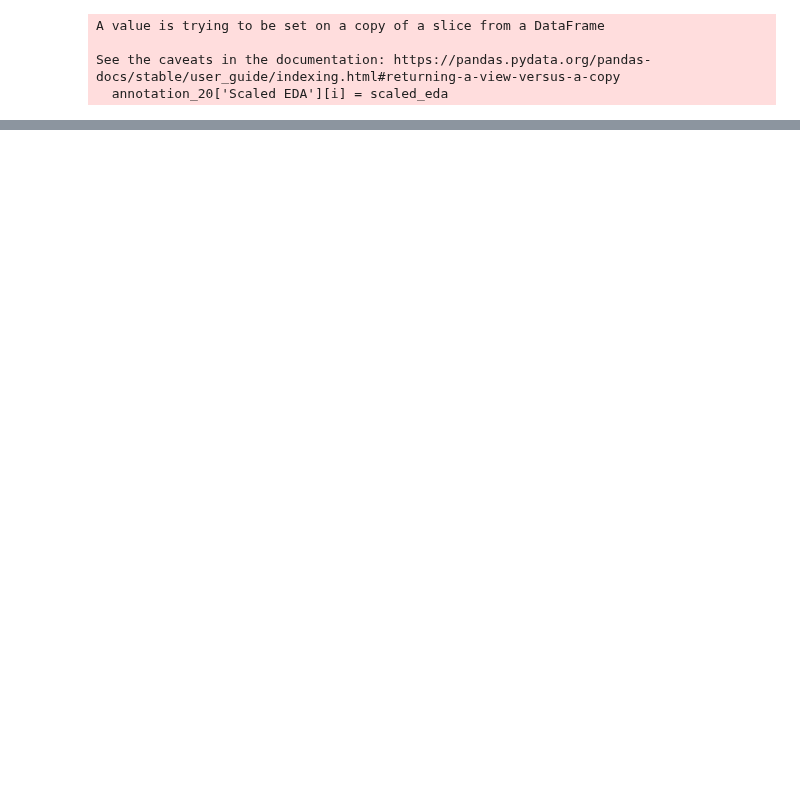
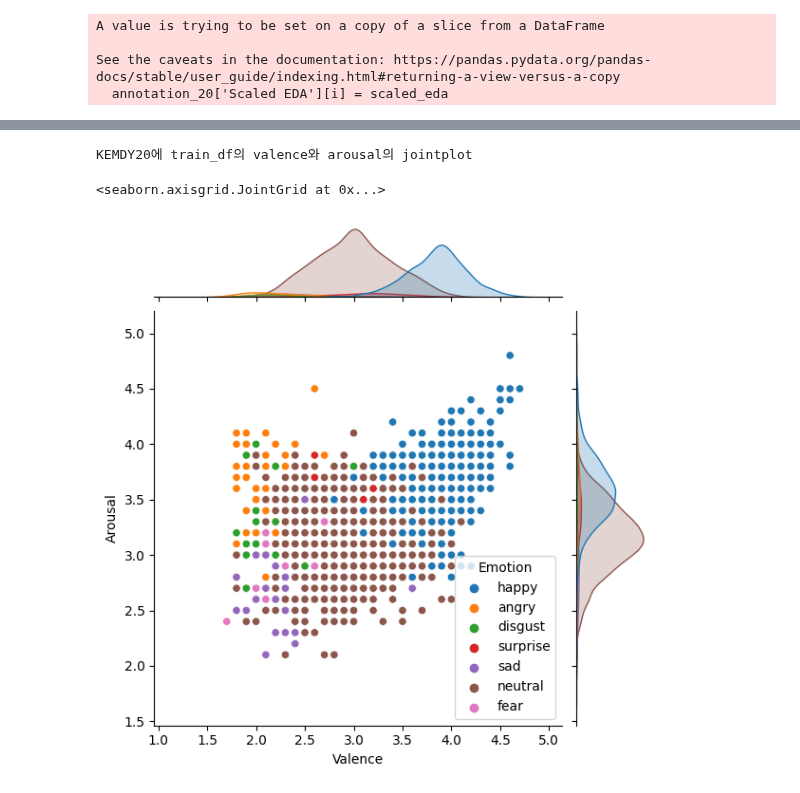
Before and after one commit to ARP-Lab/multi_modal, a Jupyter notebook: experimental/k_ts_preprocessing.ipynb, the cells around one changed output, grey strips where cells are left out. Saved outputs shown, nothing was run; the diff lists cells and outputs as text; code cells hidden in the pictures; blank space fills up the shorter version.

```diff
--- a/experimental/k_ts_preprocessing.ipynb
+++ b/experimental/k_ts_preprocessing.ipynb
@@ -626,0 +539,7 @@ sns.jointplot(x = 'Valence', y='Arousal', data = annotation_20.iloc[single_targe
+# %%
+import numpy as np
+num_20_neutral =  np.array(list(neutral_nums_dict.values())).sum()
+neutral_proportion = (list(neutral_nums_dict.values())/num_20_neutral)
+session_neutral = 1332 * neutral_proportion
+session_neutral = [int(round(x,0)) for x in session_neutral ]
+dict(zip(train_sess, session_neutral))
@@ -626,0 +564,19 @@ sns.jointplot(x = 'Valence', y='Arousal', data = annotation_20.iloc[single_targe
+# %%
+train_df = pd.DataFrame()
+
+for sess, nums in zip(train_sess, session_neutral):
+
+    sess_df = train_annotation[train_annotation['Segment ID'].apply(session_check, sess=sess)]
+    neutral_df = sess_df[sess_df['Emotion'] == 'neutral']
+    non_neutral_df = sess_df[sess_df['Emotion'] != 'neutral']
+    train_df = train_df.append(non_neutral_df, ignore_index=True)
+
+    index = list(neutral_df.index)
+    sampling_nums = nums
+    index= random.sample(index, k=sampling_nums)
+    sampling_neutral_df = neutral_df.loc[index]
+    train_df = train_df.append(sampling_neutral_df, ignore_index=True)
+# %%
+train_df_index = list(train_df.index)
+random.shuffle(train_df_index)
+train_df = train_df.loc[train_df_index]
@@ -626,0 +666,13 @@ sns.jointplot(x = 'Valence', y='Arousal', data = annotation_20.iloc[single_targe
+# %%
+target_index = train_df['Emotion'].value_counts().index
+print('KEMDY20의 감정 종류',target_index, sep = '\n\n')
+print('-'* 30)
+target_dict = {1 : 0, 2 : 0, 3 : 0, 4:0, 5:0, 6:0, 7:0}
+single_target_index = []
+for i, emotion in enumerate(train_df['Emotion']):
+    target_dict[emotion.count(';')+1] += 1
+    if emotion.count(';') == 0:
+        single_target_index.append(i)
+
+print('KEMDY20의 멀티 타겟의 개수')
+target_dict
@@ -626,0 +693,9 @@ sns.jointplot(x = 'Valence', y='Arousal', data = annotation_20.iloc[single_targe
+# %%
+print("KEMDY20에 train_df의 valence와 arousal의 jointplot")
+import seaborn as sns
+
+sns.jointplot(x = 'Valence', y='Arousal', data = train_df.loc[single_target_index], hue='Emotion')
+# %% [output]
+KEMDY20에 train_df의 valence와 arousal의 jointplot
+<seaborn.axisgrid.JointGrid at 0x...>
+[figure, added]
```
Also changed, not shown: parts of 49 cells of this notebook, 5 other files.
